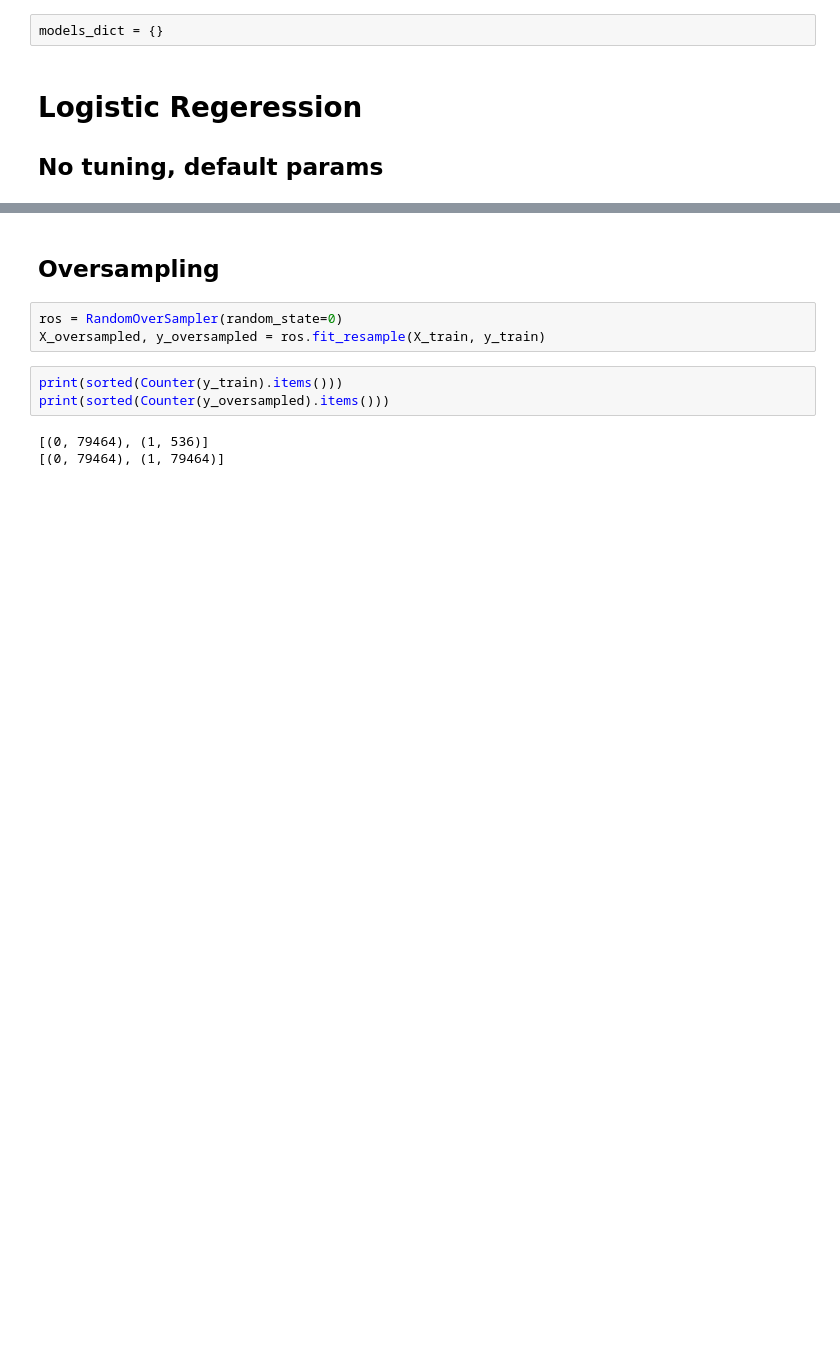
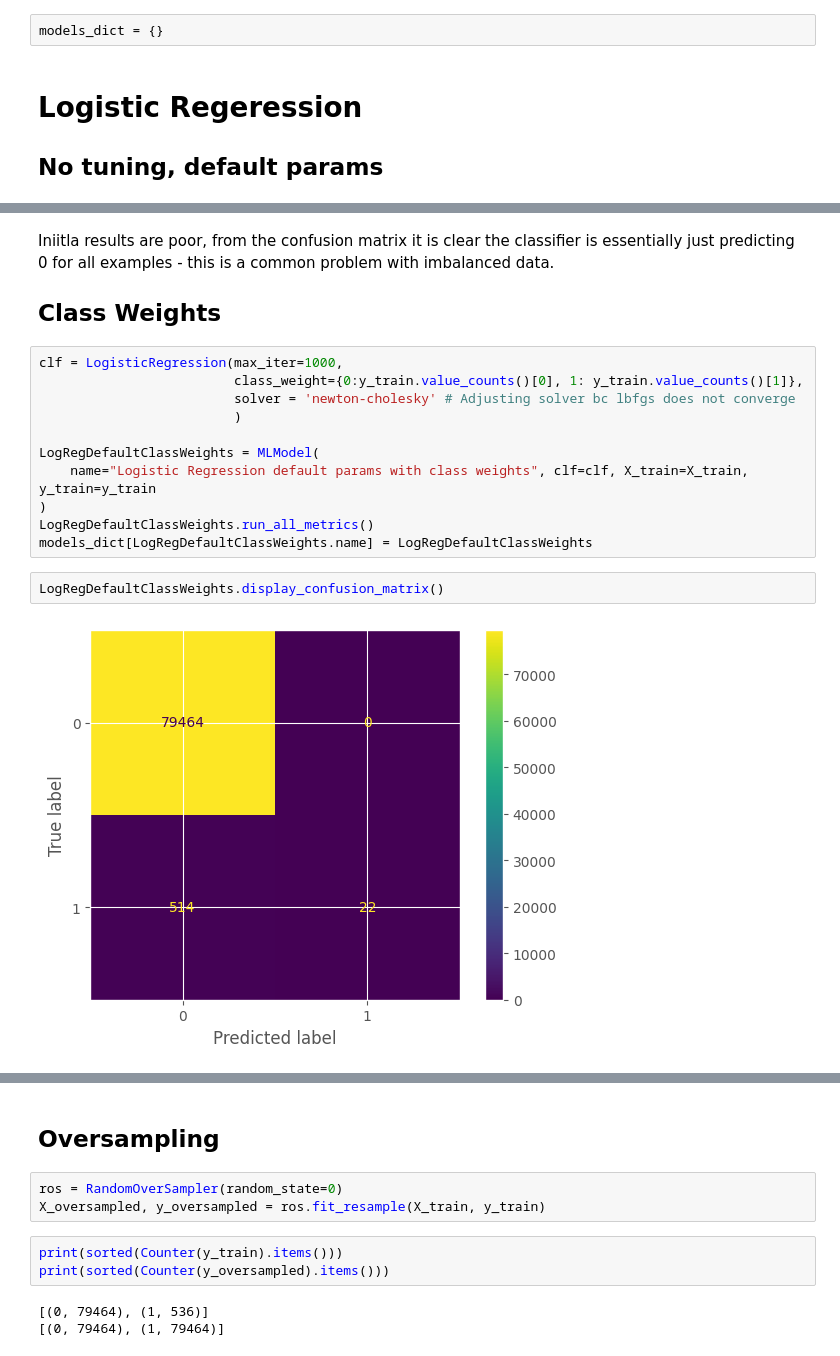
Before and after one commit to jmoro0408/Customer_Churn, a Jupyter notebook: notebooks/3_modelling.ipynb, the cells around one changed output, grey strips where cells are left out. Drawn from its saved outputs; the diff is of its cells as text; blank space fills up the shorter version.

```diff
--- a/notebooks/3_modelling.ipynb
+++ b/notebooks/3_modelling.ipynb
@@ -105,0 +135,19 @@ LogRegDefault.f1
+# %% [markdown]
+Iniitla results are poor, from the confusion matrix it is clear the classifier is essentially just predicting 0 for all examples - this is a common problem with imbalanced data.
+
+## Class Weights
+# %%
+clf = LogisticRegression(max_iter=1000,
+                         class_weight={0:y_train.value_counts()[0], 1: y_train.value_counts()[1]},
+                         solver = 'newton-cholesky' # Adjusting solver bc lbfgs does not converge
+                         )
+
+LogRegDefaultClassWeights = MLModel(
+    name="Logistic Regression default params with class weights", clf=clf, X_train=X_train, y_train=y_train
+)
+LogRegDefaultClassWeights.run_all_metrics()
+models_dict[LogRegDefaultClassWeights.name] = LogRegDefaultClassWeights
+# %%
+LogRegDefaultClassWeights.display_confusion_matrix()
+# %% [output]
+[figure, added]
```
Also changed, not shown: parts of 29 cells of this notebook.
